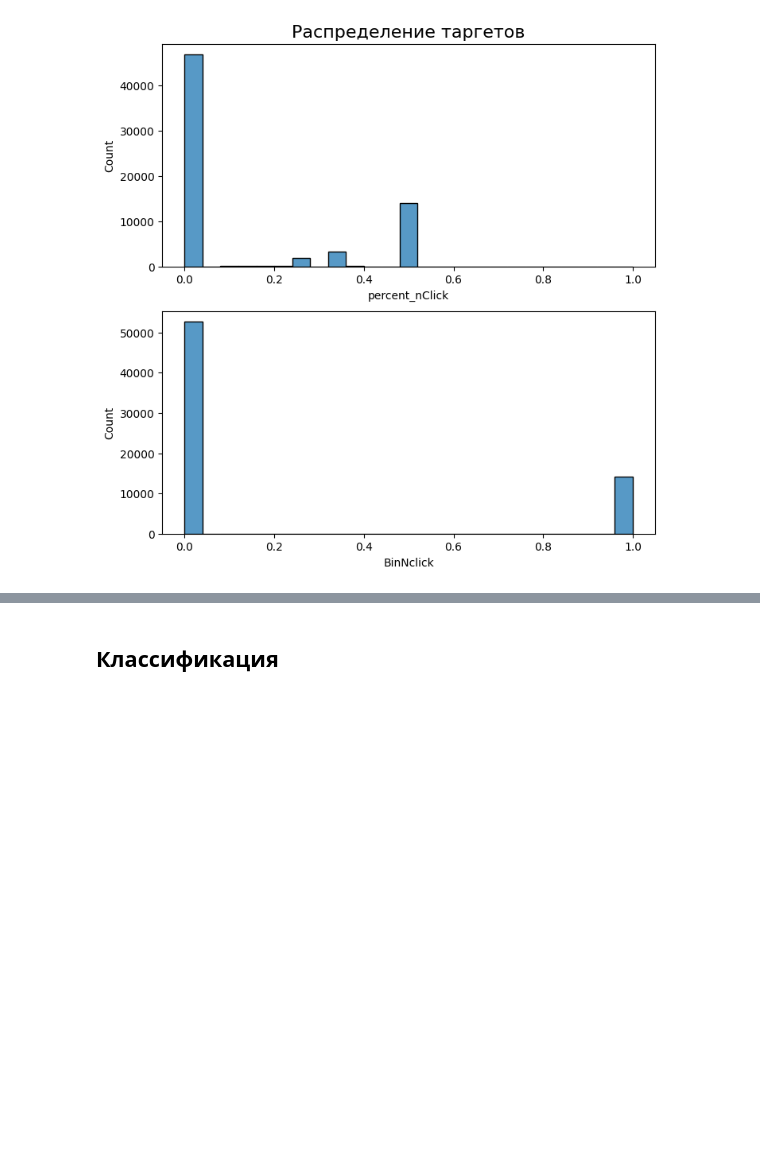
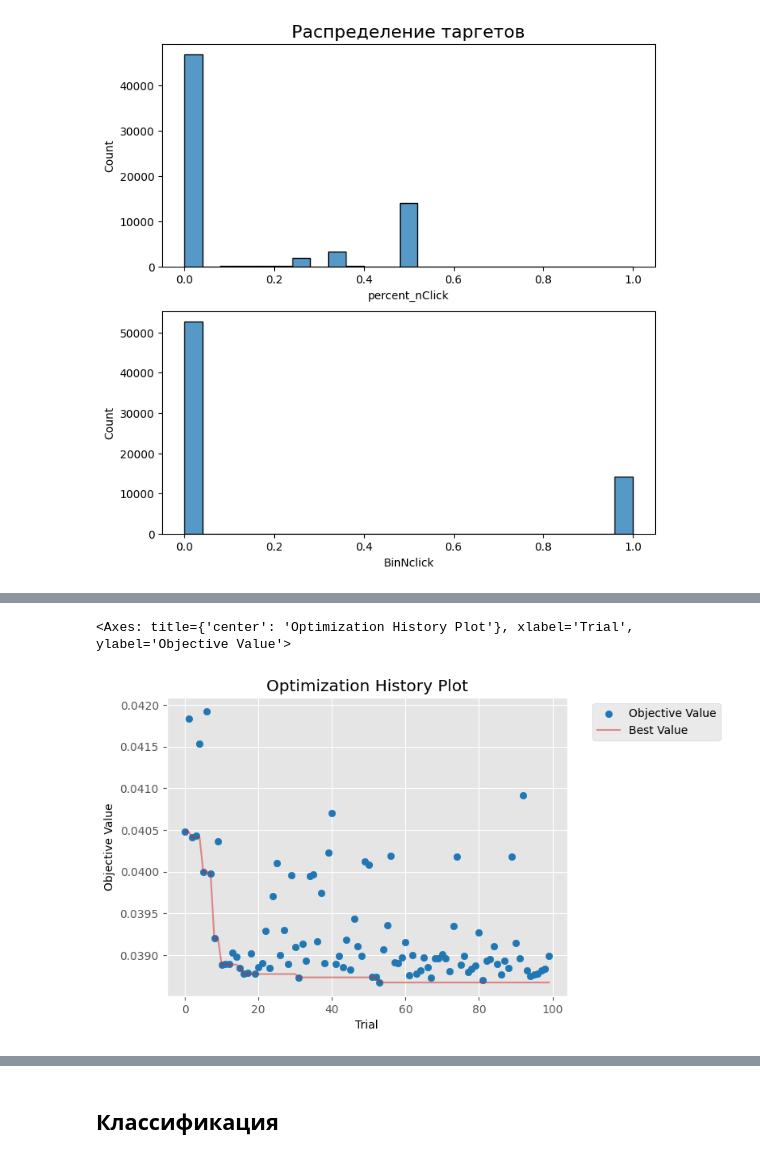
Before and after one commit to Bjorik23/mipt_datatons, a Jupyter notebook: target_customer_segment/ml_boost/ml_boost.ipynb, the cells around one changed output, grey strips where cells are left out. Saved outputs shown, nothing was run; the diff lists cells and outputs as text; code cells hidden in the pictures; blank space fills up the shorter version.

Commit message:
add regression to ml_boost

```diff
--- a/target_customer_segment/ml_boost/ml_boost.ipynb
+++ b/target_customer_segment/ml_boost/ml_boost.ipynb
@@ -74,0 +163,30 @@ Text(0.5, 1.0, 'Распределение таргетов')
+# %%
+def objective_catb_reg(trial):
+    # Подбираемые параметры
+    params={
+        'iterations': trial.suggest_int("iterations", 100, 1000),
+        'learning_rate': trial.suggest_float("learning_rate", 1e-3, 1e-1, log=True),
+        'depth': trial.suggest_int("depth", 4, 10),
+        'l2_leaf_reg': trial.suggest_float("l2_leaf_reg", 1e-8, 100.0, log=True),
+        'random_strength': trial.suggest_float("random_strength", 1e-8, 10.0, log=True),
+        'bagging_temperature': trial.suggest_float("bagging_temperature", 0.0, 10.0),
+        'od_type': trial.suggest_categorical("od_type", ["IncToDec", "Iter"]),
+        'od_wait': trial.suggest_int("od_wait", 10, 50),
+        'verbose': 0,
+    }
+
+    # Обучаем модель
+    optuna_model = CatBoostRegressor(**params)
+    optuna_model.fit(X_train, y_train)
+
+    # Предсказание
+    y_pred = optuna_model.predict(X_test)
+
+    # Оценка предсказания
+    mse = mean_squared_error(y_test, y_pred)
+    return mse
+
+# Создаем сессию для минимизации выбранной метрики
+study_catb_reg = optuna.create_study(direction='minimize')
+# Запускаем нашу сессию оптимизации
+study_catb_reg.optimize(objective_catb_reg, n_trials=100)
@@ -74,0 +211,6 @@ Text(0.5, 1.0, 'Распределение таргетов')
+# %%
+# Посмотрим на процесс подбора параметров на графике
+plot_optimization_history(study_catb_reg)
+# %% [output]
+<Axes: title={'center': 'Optimization History Plot'}, xlabel='Trial', ylabel='Objective Value'>
+[figure, added]
```
Also changed, not shown: parts of 40 cells of this notebook.
